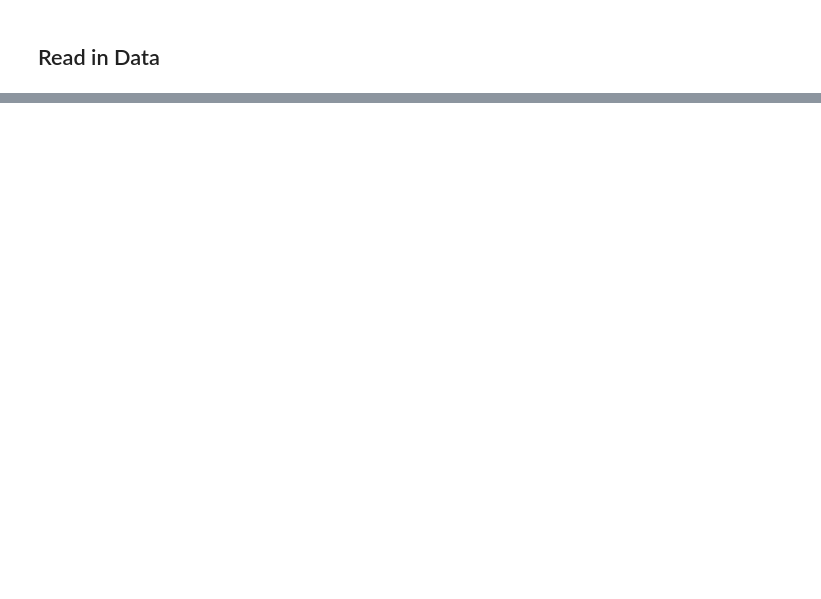
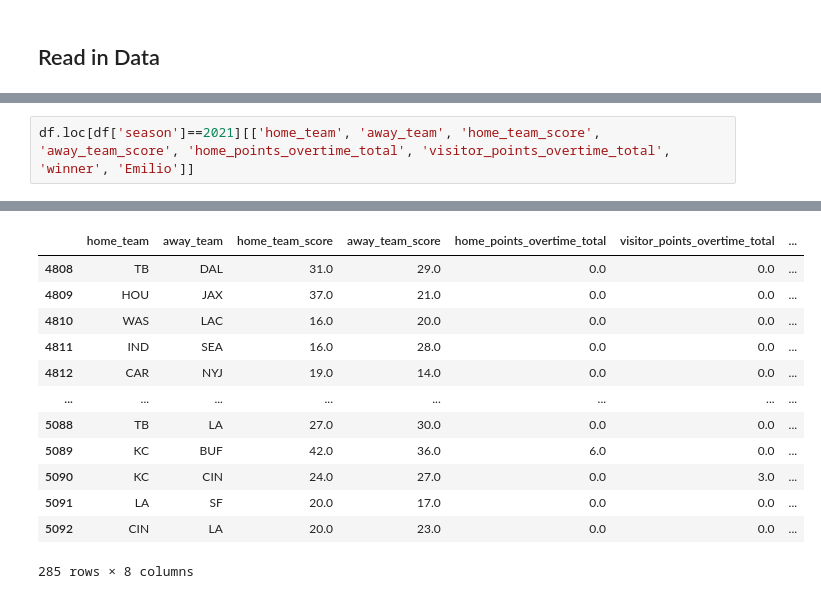
Before and after one commit to ramosem97/Quiniela, a Jupyter notebook: notebook/nfl_data_merge.ipynb, the cells around one changed output, grey strips where cells are left out. Cells and saved outputs as stored; diff of their text form; blank space fills up the shorter version.

```diff
--- a/notebook/nfl_data_merge.ipynb
+++ b/notebook/nfl_data_merge.ipynb
@@ -138,0 +139,3 @@ df.head()
+# %%
+df.loc[df['season']==2021][['home_team', 'away_team', 'home_team_score', 'away_team_score', 'home_points_overtime_total', 'visitor_points_overtime_total', 'winner', 'Emilio']]
+# %% [output]
@@ -139,3 +143,16 @@ df.head()
+|  | home_team | away_team | home_team_score | away_team_score | home_points_overtime_total | visitor_points_overtime_total | ... |
+| 4808 | TB | DAL | 31.0 | 29.0 | 0.0 | 0.0 | ... |
+| 4809 | HOU | JAX | 37.0 | 21.0 | 0.0 | 0.0 | ... |
+| 4810 | WAS | LAC | 16.0 | 20.0 | 0.0 | 0.0 | ... |
+| 4811 | IND | SEA | 16.0 | 28.0 | 0.0 | 0.0 | ... |
+| 4812 | CAR | NYJ | 19.0 | 14.0 | 0.0 | 0.0 | ... |
+| ... | ... | ... | ... | ... | ... | ... | ... |
+| 5088 | TB | LA | 27.0 | 30.0 | 0.0 | 0.0 | ... |
+| 5089 | KC | BUF | 42.0 | 36.0 | 6.0 | 0.0 | ... |
+| 5090 | KC | CIN | 24.0 | 27.0 | 0.0 | 3.0 | ... |
+| 5091 | LA | SF | 20.0 | 17.0 | 0.0 | 0.0 | ... |
+| 5092 | CIN | LA | 20.0 | 23.0 | 0.0 | 0.0 | ... |
+285 rows × 8 columns
 # %%
 df.loc[((df['Gel'].isnull()) & (df['game_details_id'].notnull()))]
 # %% [output]
```
Also changed, not shown: parts of 10 cells of this notebook, 1 other file.
